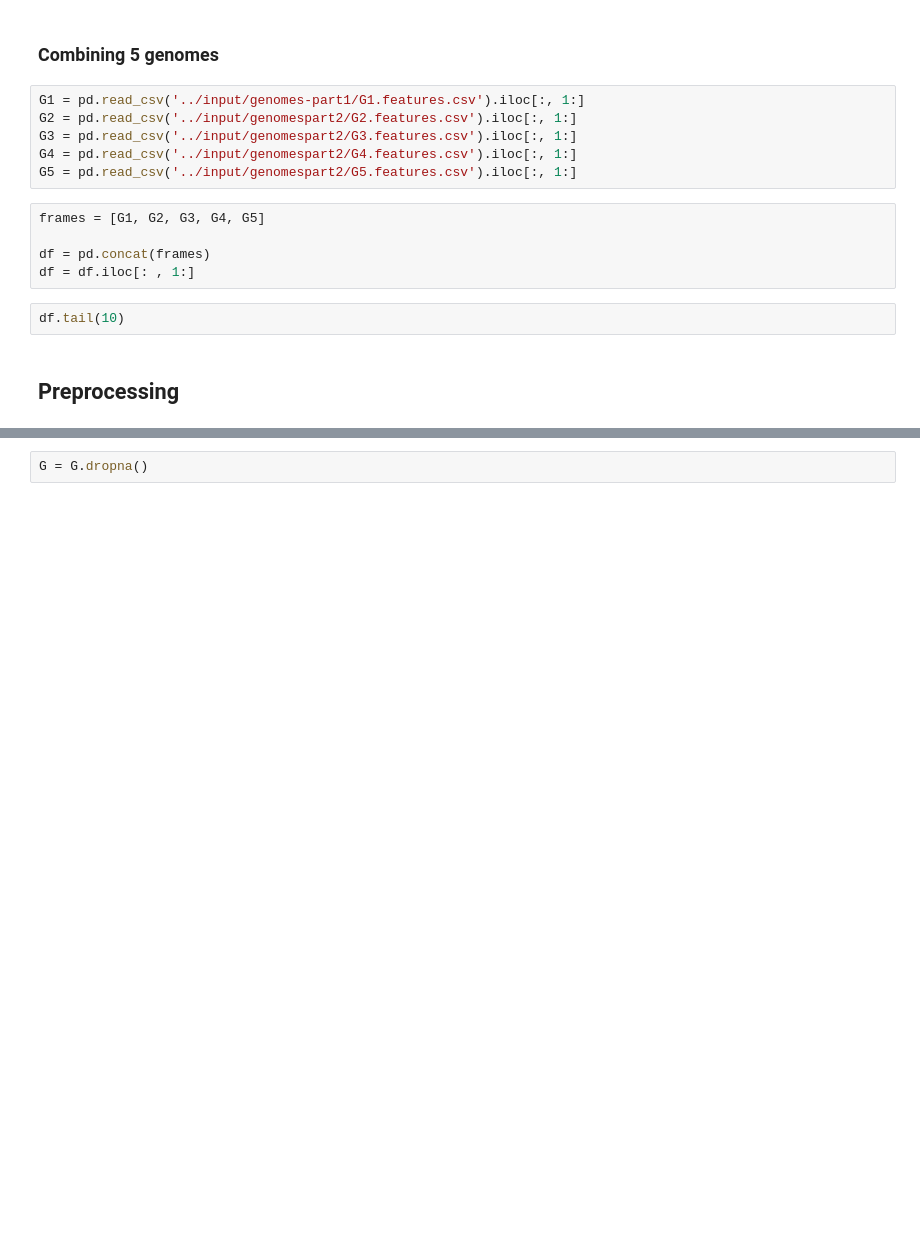
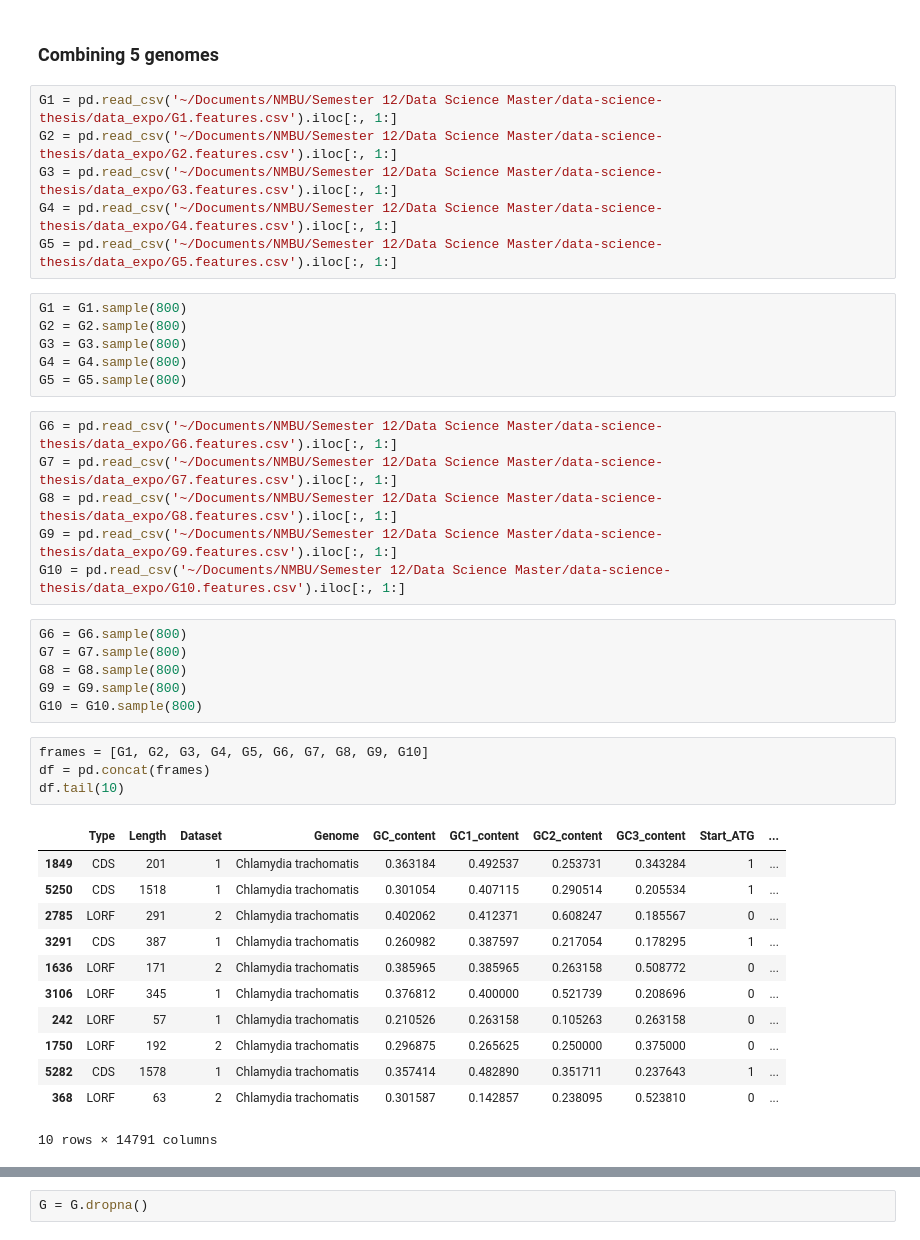
Before and after one commit to yvasandvik/data-science-thesis, a Jupyter notebook: method/rf-model-master.ipynb, the cells around one changed output, grey strips where cells are left out. Drawn from its saved outputs; the diff is of its cells as text; blank space fills up the shorter version.

```diff
--- a/method/rf-model-master.ipynb
+++ b/method/rf-model-master.ipynb
@@ -79,17 +73,43 @@ diff.tail(10)
 # %% [markdown]
 ### Combining 5 genomes
 # %%
-G1 = pd.read_csv('../input/genomes-part1/G1.features.csv').iloc[:, 1:]
-G2 = pd.read_csv('../input/genomespart2/G2.features.csv').iloc[:, 1:]
-G3 = pd.read_csv('../input/genomespart2/G3.features.csv').iloc[:, 1:]
-G4 = pd.read_csv('../input/genomespart2/G4.features.csv').iloc[:, 1:]
-G5 = pd.read_csv('../input/genomespart2/G5.features.csv').iloc[:, 1:]
+G1 = pd.read_csv('~/Documents/NMBU/Semester 12/Data Science Master/data-science-thesis/data_expo/G1.features.csv').iloc[:, 1:]
+G2 = pd.read_csv('~/Documents/NMBU/Semester 12/Data Science Master/data-science-thesis/data_expo/G2.features.csv').iloc[:, 1:]
+G3 = pd.read_csv('~/Documents/NMBU/Semester 12/Data Science Master/data-science-thesis/data_expo/G3.features.csv').iloc[:, 1:]
+G4 = pd.read_csv('~/Documents/NMBU/Semester 12/Data Science Master/data-science-thesis/data_expo/G4.features.csv').iloc[:, 1:]
+G5 = pd.read_csv('~/Documents/NMBU/Semester 12/Data Science Master/data-science-thesis/data_expo/G5.features.csv').iloc[:, 1:]
+# %%
+G1 = G1.sample(800)
+G2 = G2.sample(800)
+G3 = G3.sample(800)
+G4 = G4.sample(800)
+G5 = G5.sample(800)
+# %%
+G6 = pd.read_csv('~/Documents/NMBU/Semester 12/Data Science Master/data-science-thesis/data_expo/G6.features.csv').iloc[:, 1:]
+G7 = pd.read_csv('~/Documents/NMBU/Semester 12/Data Science Master/data-science-thesis/data_expo/G7.features.csv').iloc[:, 1:]
+G8 = pd.read_csv('~/Documents/NMBU/Semester 12/Data Science Master/data-science-thesis/data_expo/G8.features.csv').iloc[:, 1:]
+G9 = pd.read_csv('~/Documents/NMBU/Semester 12/Data Science Master/data-science-thesis/data_expo/G9.features.csv').iloc[:, 1:]
+G10 = pd.read_csv('~/Documents/NMBU/Semester 12/Data Science Master/data-science-thesis/data_expo/G10.features.csv').iloc[:, 1:]
+# %%
+G6 = G6.sample(800)
+G7 = G7.sample(800)
+G8 = G8.sample(800)
+G9 = G9.sample(800)
+G10 = G10.sample(800)
 # %%
-frames = [G1, G2, G3, G4, G5]
-
+frames = [G1, G2, G3, G4, G5, G6, G7, G8, G9, G10]
 df = pd.concat(frames)
-df = df.iloc[: , 1:]
+df.tail(10)
+# %% [output]
+|  | Type | Length | Dataset | Genome | GC_content | GC1_content | GC2_content | GC3_content | Start_ATG | ... |
+| 1849 | CDS | 201 | 1 | Chlamydia trachomatis | 0.363184 | 0.492537 | 0.253731 | 0.343284 | 1 | ... |
+| 5250 | CDS | 1518 | 1 | Chlamydia trachomatis | 0.301054 | 0.407115 | 0.290514 | 0.205534 | 1 | ... |
+| 2785 | LORF | 291 | 2 | Chlamydia trachomatis | 0.402062 | 0.412371 | 0.608247 | 0.185567 | 0 | ... |
+| 3291 | CDS | 387 | 1 | Chlamydia trachomatis | 0.260982 | 0.387597 | 0.217054 | 0.178295 | 1 | ... |
+| 1636 | LORF | 171 | 2 | Chlamydia trachomatis | 0.385965 | 0.385965 | 0.263158 | 0.508772 | 0 | ... |
+| 3106 | LORF | 345 | 1 | Chlamydia trachomatis | 0.376812 | 0.400000 | 0.521739 | 0.208696 | 0 | ... |
+| 242 | LORF | 57 | 1 | Chlamydia trachomatis | 0.210526 | 0.263158 | 0.105263 | 0.263158 | 0 | ... |
+| 1750 | LORF | 192 | 2 | Chlamydia trachomatis | 0.296875 | 0.265625 | 0.250000 | 0.375000 | 0 | ... |
+| 5282 | CDS | 1578 | 1 | Chlamydia trachomatis | 0.357414 | 0.482890 | 0.351711 | 0.237643 | 1 | ... |
+| 368 | LORF | 63 | 2 | Chlamydia trachomatis | 0.301587 | 0.142857 | 0.238095 | 0.523810 | 0 | ... |
+10 rows × 14791 columns
-# %%
-df.tail(10)
-# %% [markdown]
-## Preprocessing
```
Also changed, not shown: parts of 55 cells of this notebook, 3 other files.
